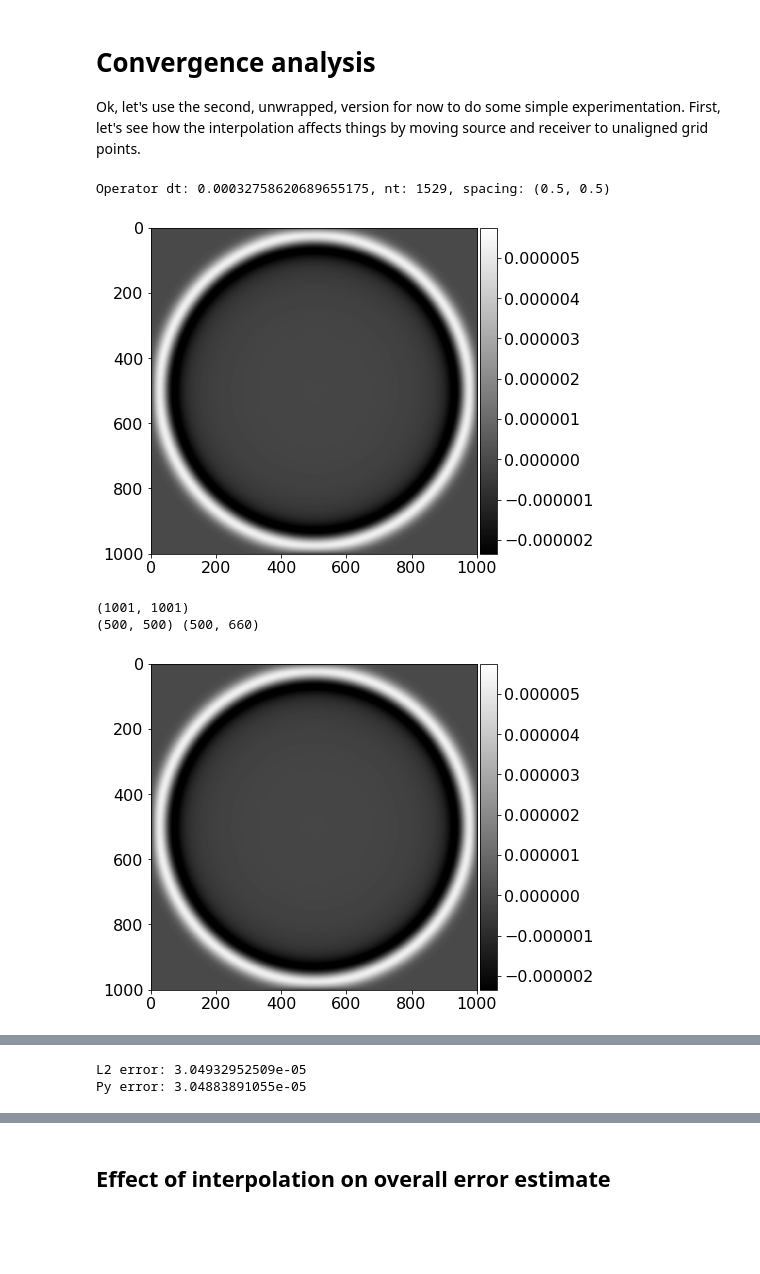
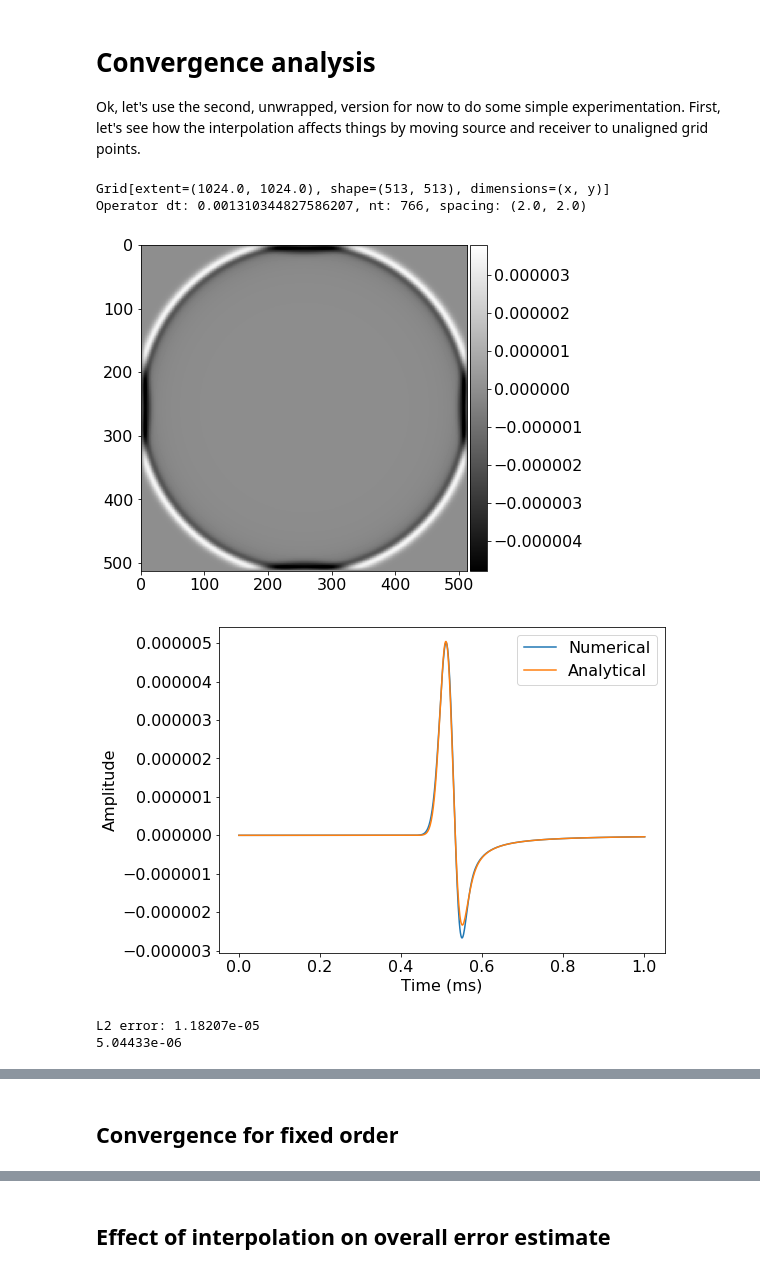
Before and after one commit to gamdow/devito, a Jupyter notebook: examples/seismic/convergence.ipynb, the cells around one changed output, grey strips where cells are left out. Saved outputs shown, nothing was run; the diff lists cells and outputs as text; code cells hidden in the pictures; blank space fills up the shorter version.

Commit message:
Convergence: WIP; lots of sanity checking and one convergence plot

```diff
--- a/examples/seismic/convergence.ipynb
+++ b/examples/seismic/convergence.ipynb
@@ -298,9 +299,9 @@ errorl2
 
 Ok, let's use the second, unwrapped, version for now to do some simple experimentation. First, let's see how the interpolation affects things by moving source and receiver to unaligned grid points.
 # %%
-def discretize_time(t0=0., tn=0.5, dt=0.001):
+def discretize_time(t0=0., tn=0.5, dt=0.001, dtype=np.float64):
     nt = int((tn-t0) / dt) + 2
-    return np.linspace(t0, nt*dt, nt)
+    return np.linspace(t0, nt*dt, nt, dtype=dtype)
 
 def timestep_size(dx, eps=0.38, c0=580.):
     """
@@ -333,23 +334,23 @@ def analytical_solution(src_loc, rec_loc, src, time, c0=580., dt=0.001):
 
     for it in range(nt): # Calculate Green's function
         if ((time[it] - np.abs(rec_loc[0] - src_loc[0]) / c0) >= 0):
-            G[it] = (1. / (2 * np.pi * c0 ** 2)) \
-            * (1. / np.sqrt((time[it] ** 2) - (r ** 2 / (c0 ** 2))))
-    Gc = np.convolve(G, src * dt)
+            G[it] = (1. / (2 * np.pi * c0 ** 2)) * (1. / np.sqrt((time[it] ** 2) - (r ** 2 / (c0 ** 2))))
+    Gc = np.convolve(G, src * dt, mode='full')
+    #print("GC %s %s %s %s" % (Gc.shape, nt, time.shape, src.shape))
     return Gc[0:nt]
 
 
 @silencio()
-def numerical_solution(ncells=500, src_loc=(250., 250.), rec_loc=(330., 250.),
-                       source=_source, order=2, dt=0.001, plot=False):
+def numerical_solution(ncells=500, src_loc=(250., 250.), rec_loc=(330., 250.), extent = (500., 500.),
+                       source=_source, order=2, dt=0.001, dtype=np.float32, plot=False):
     """
     Wrapper for a single wave propagation with parameters
     """
-    extent = (500., 500.)
     shape = (ncells+1, ncells+1)
-    grid = Grid(shape=shape, extent=extent)
+    grid = Grid(shape=shape, extent=extent, dtype=dtype)
     x, y = grid.dimensions
     t = grid.stepping_dim
+    print(grid)
     #spacing = (extent[0]/ncells, extent[1]/ncells)
     #vp = np.zeros((ncells+1, ncells+1), dtype=np.float32) + 580.
     #model = Model(origin=(0., 0.), spacing=spacing, shape=shape, vp=vp, nbpml=0)
@@ -453,35 +454,44 @@ def numerical_python(ncells=500, src_loc=(250., 250.), rec_loc=(330., 250.),
     return seis
 # %%
 # Sanity check that all is still well...
-src_loc = (250., 250.)
-rec_loc = (330., 250.)
+#extent = (500., 500.)
+#src_loc = (248., 248.)
+#rec_loc = (328., 248.)
 
-ncells = 1000  # 500
-dt = timestep_size(500. / ncells)
-time = discretize_time(dt=dt)
+extent = (1024., 1024.)
+src_loc = (512., 512.)
+rec_loc = (756., 512.)
+
+ncells = 512  # 500
+dt = timestep_size(extent[0] / ncells)
+time = discretize_time(dt=dt, tn=1., dtype=np.float32)
 source = source_function(time)
 source_data = {'Original': _source, 'Source': source}
 #plot_seismogram(source_data, time=time)
 #print("%s %s" % (_source.shape, source.shape))
 
 analytical = analytical_solution(src_loc, rec_loc, src=source, time=time, dt=dt)
-numerical = numerical_solution(ncells=ncells, src_loc=src_loc, rec_loc=rec_loc,
+numerical = numerical_solution(ncells=ncells, src_loc=src_loc, rec_loc=rec_loc, extent=extent,
                                source=source, dt=dt, plot=True)
-numerical_py = numerical_python(ncells=ncells, src_loc=src_loc, rec_loc=rec_loc,
-                               source=source, dt=dt, plot=True)
+#numerical_py = numerical_python(ncells=ncells, src_loc=src_loc, rec_loc=rec_loc,
+#                               source=source, dt=dt, plot=True)
 
-seis_data = {'Numerical': numerical, 'Analytical': analytical, 'Num Py': numerical_py}  #, 'Gc': Gc}
+#from scipy.interpolate import interp1d
+#gc_interp = interp1d(_time, Gc)
+seis_data = {'Numerical': numerical, 'Analytical': analytical}#  , 'Gc': gc_interp(time) }  #, 'Num Py': numerical_py}  #, 'Gc': Gc}
 plot_seismogram(seis_data, time=time)
 
 errorl2 = np.linalg.norm(analytical - numerical, 1)
 #errorl2 = np.linalg.norm(analytical / np.linalg.norm(analytical) - numerical / np.linalg.norm(numerical))
 print("L2 error: %s" % errorl2)
 
-errorpy = np.linalg.norm(analytical - numerical_py, 1)
-print("Py error: %s" % errorpy)
+#errorpy = np.linalg.norm(analytical - numerical_py, 1)
+#print("Py error: %s" % errorpy)
+print(np.max(analytical))
 # %% [output]
-Operator dt: 0.00032758620689655175, nt: 1529, spacing: (0.5, 0.5)
+Grid[extent=(1024.0, 1024.0), shape=(513, 513), dimensions=(x, y)]
+Operator dt: 0.001310344827586207, nt: 766, spacing: (2.0, 2.0)
-[figure, old version]
+[figure, new version]
+[figure, new version]
-(1001, 1001)
-(500, 500) (500, 660)
+L2 error: 1.18207e-05
+5.04433e-06
-[figure, old version]
@@ -489,2 +498,2 @@ Operator dt: 0.00032758620689655175, nt: 1529, spacing: (0.5, 0.5)
-L2 error: 3.04932952509e-05
-Py error: 3.04883891055e-05
+# %% [markdown]
+##  Convergence for fixed order
```
Also changed, not shown: parts of 10 cells of this notebook.
